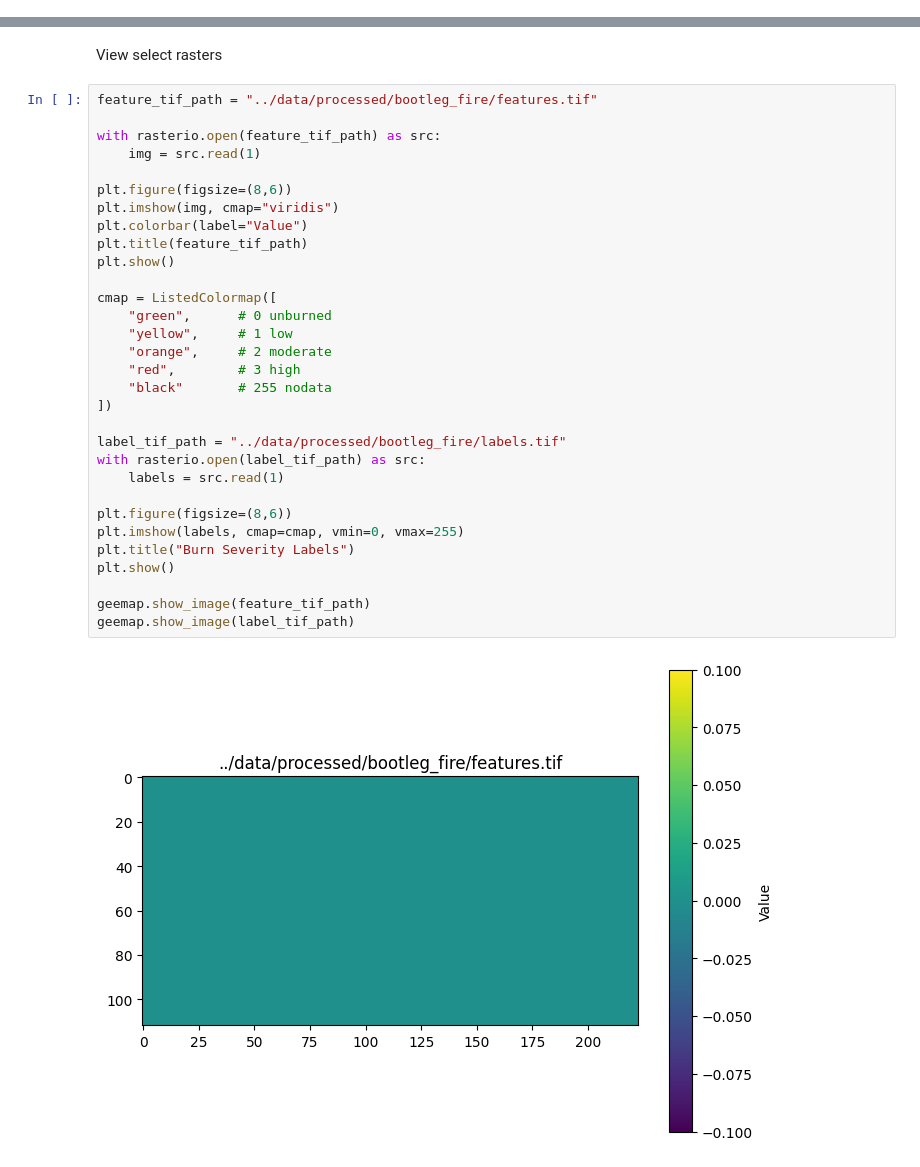
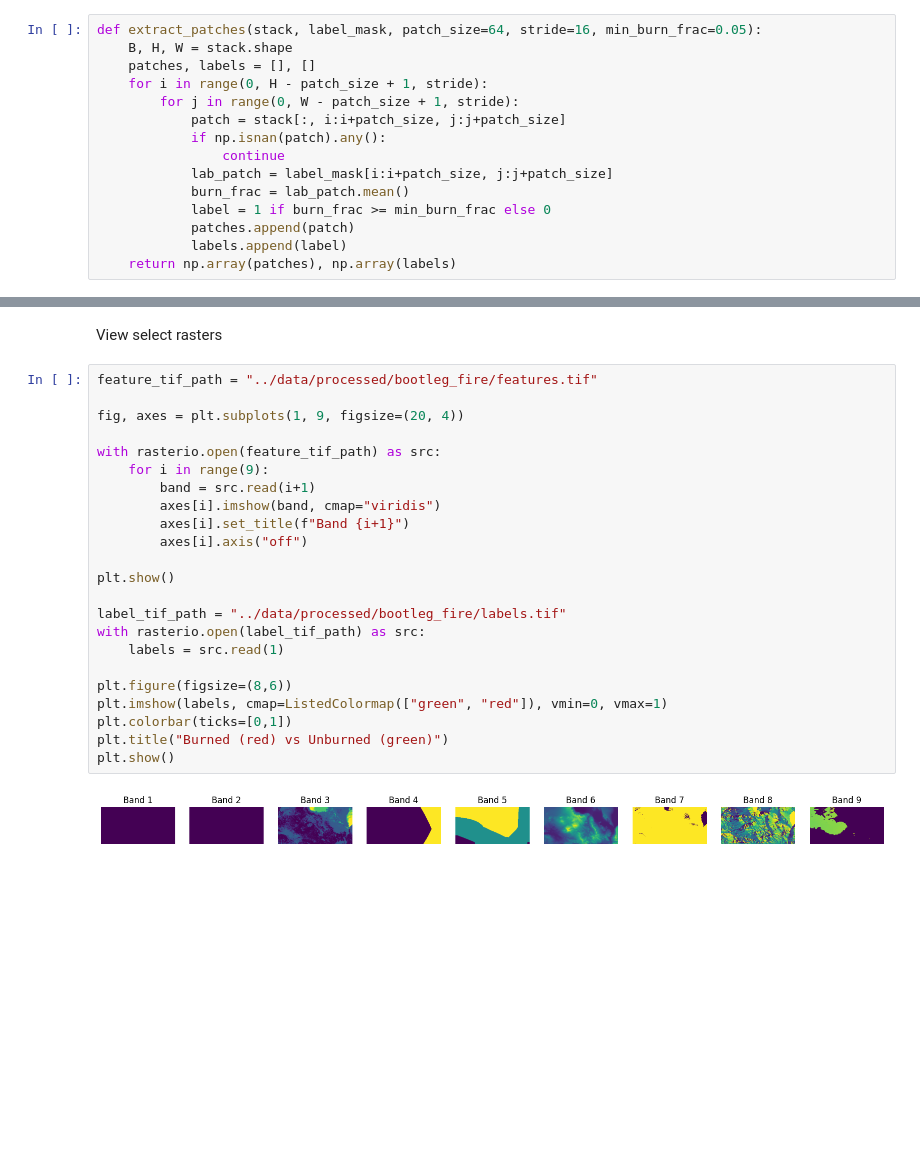
Before and after one commit to johnwaugh1/CS5245-Final-Project, a Jupyter notebook: notebooks/02_data_preprocessing.ipynb, the cells around one changed output, grey strips where cells are left out. Drawn from its saved outputs; the diff is of its cells as text; blank space fills up the shorter version.

```diff
--- a/notebooks/02_data_preprocessing.ipynb
+++ b/notebooks/02_data_preprocessing.ipynb
@@ -49,3 +63,18 @@ def burned_mask(burned_array):
+# %%
+def extract_patches(stack, label_mask, patch_size=64, stride=16, min_burn_frac=0.05):
+    B, H, W = stack.shape
+    patches, labels = [], []
+    for i in range(0, H - patch_size + 1, stride):
+        for j in range(0, W - patch_size + 1, stride):
+            patch = stack[:, i:i+patch_size, j:j+patch_size]
+            if np.isnan(patch).any():
+                continue
+            lab_patch = label_mask[i:i+patch_size, j:j+patch_size]
+            burn_frac = lab_patch.mean()
+            label = 1 if burn_frac >= min_burn_frac else 0
+            patches.append(patch)
+            labels.append(label)
+    return np.array(patches), np.array(labels)
 # %% [markdown]
 Main Preprocessing Pipeline
 # %%
@@ -146,33 +194,25 @@ View select rasters
 # %%
 feature_tif_path = "../data/processed/bootleg_fire/features.tif"
 
+fig, axes = plt.subplots(1, 9, figsize=(20, 4))
+
 with rasterio.open(feature_tif_path) as src:
-    img = src.read(1)
+    for i in range(9):
+        band = src.read(i+1)
+        axes[i].imshow(band, cmap="viridis")
+        axes[i].set_title(f"Band {i+1}")
+        axes[i].axis("off")
 
-plt.figure(figsize=(8,6))
-plt.imshow(img, cmap="viridis")
-plt.colorbar(label="Value")
-plt.title(feature_tif_path)
 plt.show()
-
-cmap = ListedColormap([
-    "green",      # 0 unburned
-    "yellow",     # 1 low
-    "orange",     # 2 moderate
-    "red",        # 3 high
-    "black"       # 255 nodata
-])
 
 label_tif_path = "../data/processed/bootleg_fire/labels.tif"
 with rasterio.open(label_tif_path) as src:
     labels = src.read(1)
 
 plt.figure(figsize=(8,6))
-plt.imshow(labels, cmap=cmap, vmin=0, vmax=255)
-plt.title("Burn Severity Labels")
+plt.imshow(labels, cmap=ListedColormap(["green", "red"]), vmin=0, vmax=1)
+plt.colorbar(ticks=[0,1])
+plt.title("Burned (red) vs Unburned (green)")
 plt.show()
-
-geemap.show_image(feature_tif_path)
-geemap.show_image(label_tif_path)
 # %% [output]
-[figure, old version]
+[figure, new version]
```
Also changed, not shown: parts of 5 cells of this notebook, 24 other files.
